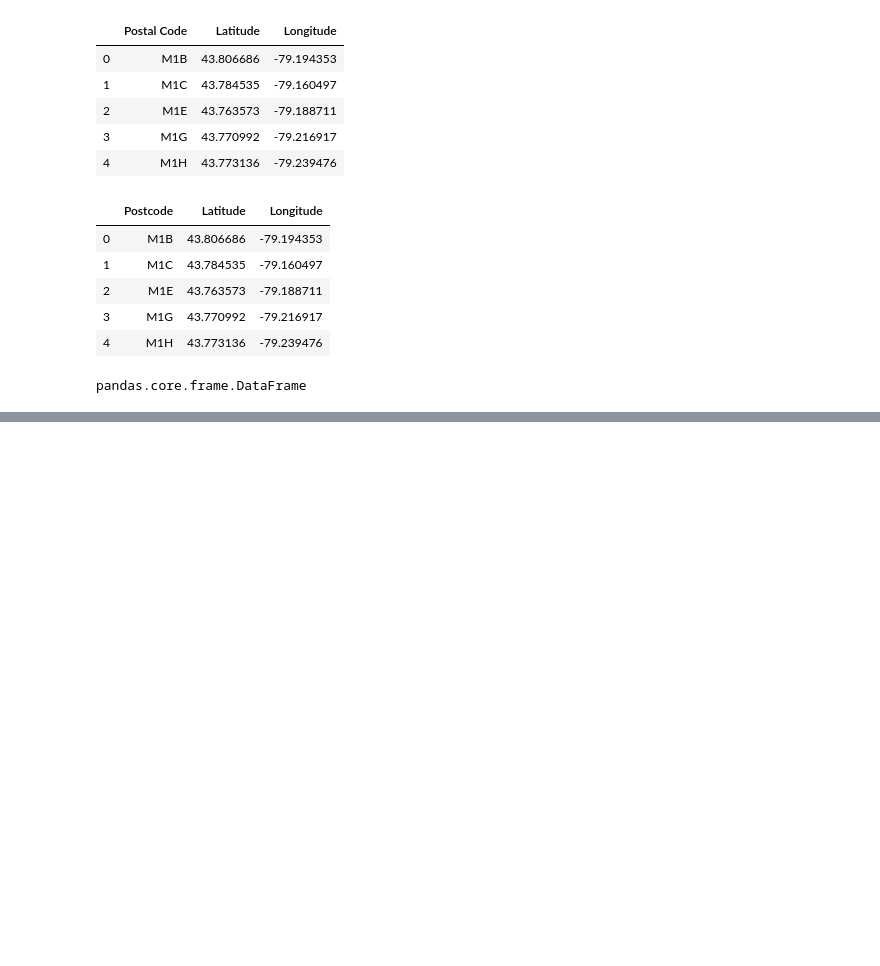
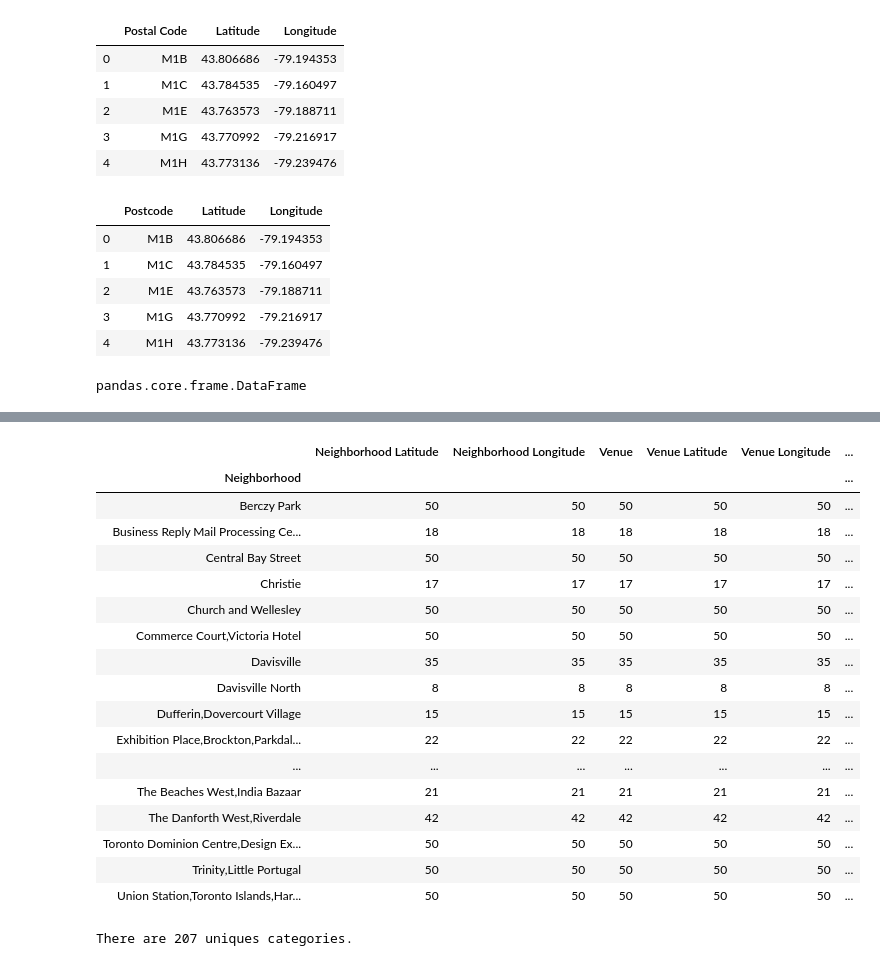
Before and after one commit to ttolman10/Coursera_Capstone, a Jupyter notebook: Week 3 - Segmenting and Clustering Neighborhoods in Toronto.ipynb, the cells around one changed output, grey strips where cells are left out. Cells and saved outputs as stored; diff of their text form; code cells hidden in the pictures; blank space fills up the shorter version.

```diff
--- a/Week 3 - Segmenting and Clustering Neighborhoods in Toronto.ipynb
+++ b/Week 3 - Segmenting and Clustering Neighborhoods in Toronto.ipynb
@@ -159,0 +247,21 @@ df_merged.head()
+# %%
+#creating map of Toronto with the neigborhoods superimposed on top
+
+# create map of Toronto using latitude and longitude values
+map_toronto = folium.Map(location=[latitude, longitude], zoom_start=10)
+
+# add markers to map
+for lat, lng, borough, neighborhood in zip(neighborhoods['Latitude'], neighborhoods['Longitude'], neighborhoods['Borough'], neighborhoods['Neighborhood']):
+    label = '{}, {}'.format(neighborhood, borough)
+    label = folium.Popup(label, parse_html=True)
+    folium.CircleMarker(
+        [lat, lng],
+        radius=5,
+        popup=label,
+        color='blue',
+        fill=True,
+        fill_color='#3186cc',
+        fill_opacity=0.7,
+        parse_html=False).add_to(map_toronto)
+
+map_toronto
@@ -159,0 +375,29 @@ df_merged.head()
+# %%
+#checking to see how many venues were returned for each neighborhood
+
+toronto_venues.groupby('Neighborhood').count()
+# %% [output]
+|  | Neighborhood Latitude | Neighborhood Longitude | Venue | Venue Latitude | Venue Longitude | ... |
+| Neighborhood |  |  |  |  |  | ... |
+| Berczy Park | 50 | 50 | 50 | 50 | 50 | ... |
+| Business Reply Mail Processing Ce... | 18 | 18 | 18 | 18 | 18 | ... |
+| Central Bay Street | 50 | 50 | 50 | 50 | 50 | ... |
+| Christie | 17 | 17 | 17 | 17 | 17 | ... |
+| Church and Wellesley | 50 | 50 | 50 | 50 | 50 | ... |
+| Commerce Court,Victoria Hotel | 50 | 50 | 50 | 50 | 50 | ... |
+| Davisville | 35 | 35 | 35 | 35 | 35 | ... |
+| Davisville North | 8 | 8 | 8 | 8 | 8 | ... |
+| Dufferin,Dovercourt Village | 15 | 15 | 15 | 15 | 15 | ... |
+| Exhibition Place,Brockton,Parkdal... | 22 | 22 | 22 | 22 | 22 | ... |
+| ... | ... | ... | ... | ... | ... | ... |
+| The Beaches West,India Bazaar | 21 | 21 | 21 | 21 | 21 | ... |
+| The Danforth West,Riverdale | 42 | 42 | 42 | 42 | 42 | ... |
+| Toronto Dominion Centre,Design Ex... | 50 | 50 | 50 | 50 | 50 | ... |
+| Trinity,Little Portugal | 50 | 50 | 50 | 50 | 50 | ... |
+| Union Station,Toronto Islands,Har... | 50 | 50 | 50 | 50 | 50 | ... |
+# %%
+#finding out how many unique categories can be found from returned venues
+
+print('There are {} uniques categories.'.format(len(toronto_venues['Venue Category'].unique())))
+# %% [output]
+There are 207 uniques categories.
```
Also changed, not shown: parts of 32 cells of this notebook.
